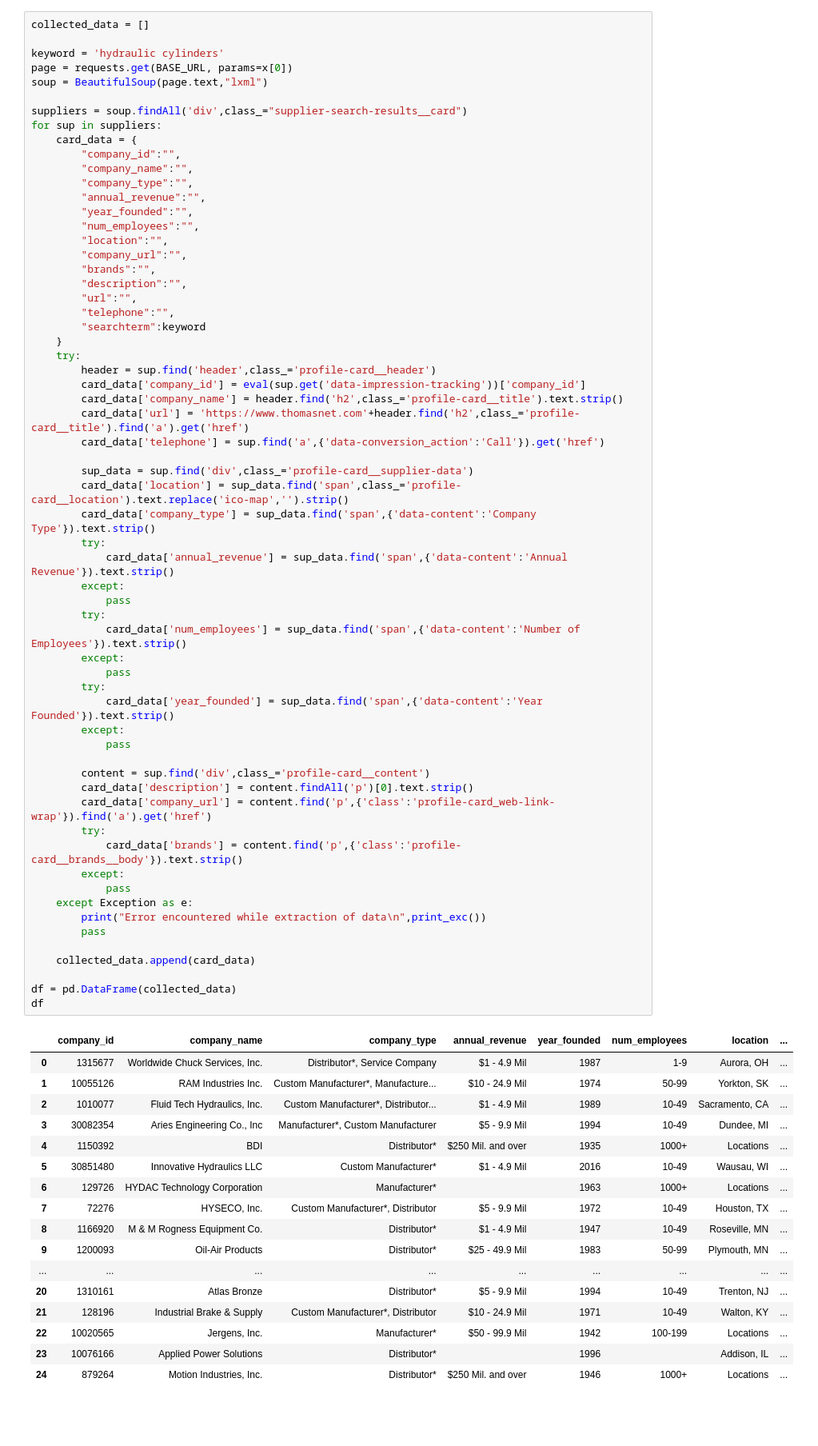
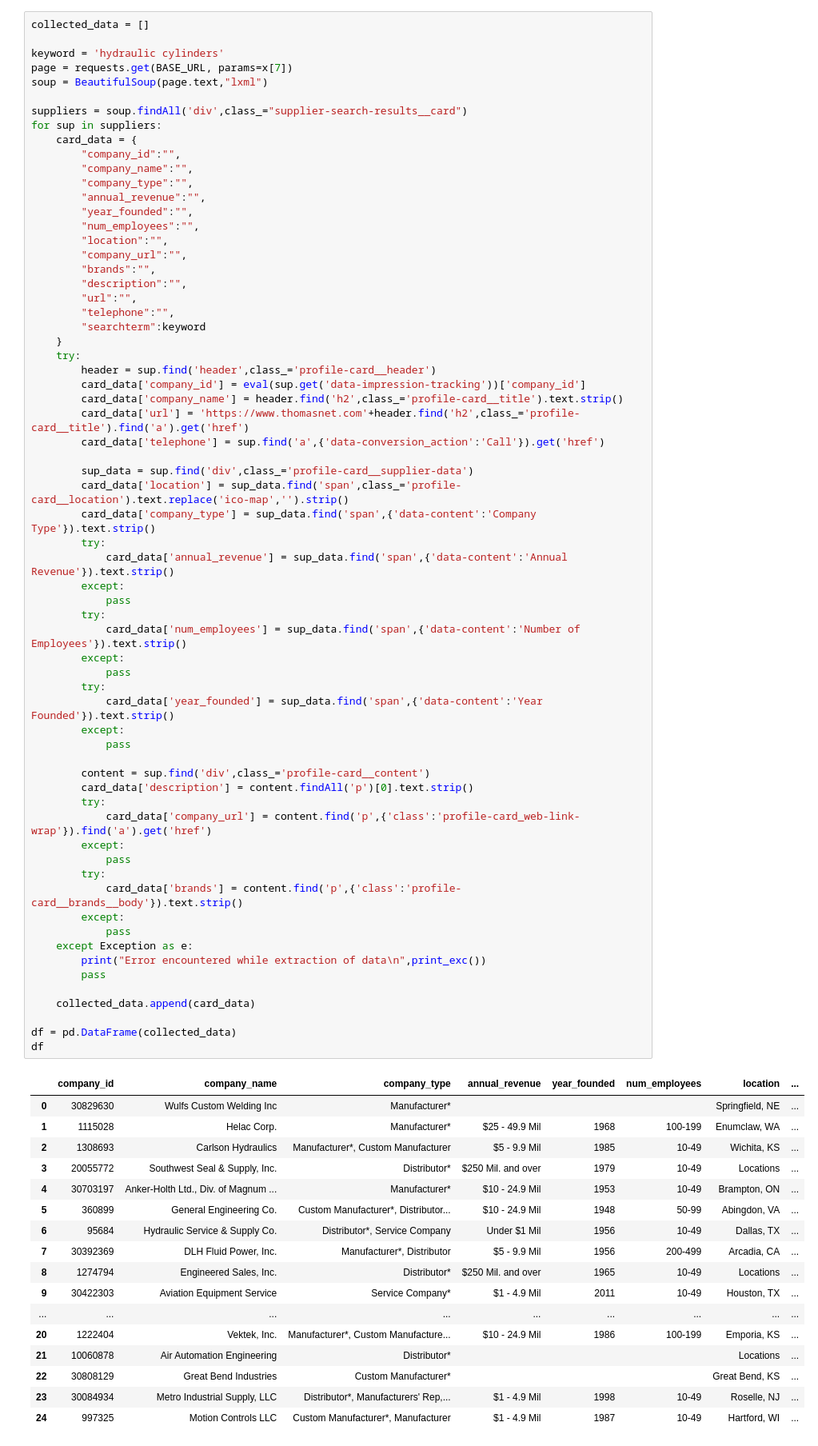
Before and after one commit to KayvanShah1/thomasnet-scraper, a Jupyter notebook: notebooks/thomas.ipynb, the cells around one changed output. Shown at 80% size. Drawn from its saved outputs; the diff is of its cells as text; blank space fills up the shorter version.

```diff
--- a/notebooks/thomas.ipynb
+++ b/notebooks/thomas.ipynb
@@ -68,7 +68,7 @@ x = generate_payloads('hydraulic cylinders',number_of_pages)
 collected_data = []
 
 keyword = 'hydraulic cylinders'
-page = requests.get(BASE_URL, params=x[0])
+page = requests.get(BASE_URL, params=x[7])
 soup = BeautifulSoup(page.text,"lxml")
 
 suppliers = soup.findAll('div',class_="supplier-search-results__card")
@@ -100,47 +100,50 @@ for sup in suppliers:
         card_data['company_type'] = sup_data.find('span',{'data-content':'Company Type'}).text.strip()
         try:
             card_data['annual_revenue'] = sup_data.find('span',{'data-content':'Annual Revenue'}).text.strip()
         except:
             pass
         try:
             card_data['num_employees'] = sup_data.find('span',{'data-content':'Number of Employees'}).text.strip()
         except:
             pass
         try:
             card_data['year_founded'] = sup_data.find('span',{'data-content':'Year Founded'}).text.strip()
         except:
             pass
 
         content = sup.find('div',class_='profile-card__content')
         card_data['description'] = content.findAll('p')[0].text.strip()
-        card_data['company_url'] = content.find('p',{'class':'profile-card_web-link-wrap'}).find('a').get('href')
+        try:
+            card_data['company_url'] = content.find('p',{'class':'profile-card_web-link-wrap'}).find('a').get('href')
+        except:
+            pass
         try:
             card_data['brands'] = content.find('p',{'class':'profile-card__brands__body'}).text.strip()
         except:
             pass
     except Exception as e:
         print("Error encountered while extraction of data\n",print_exc())
         pass
 
     collected_data.append(card_data)
 
 df = pd.DataFrame(collected_data)
 df
 # %% [output]
 |  | company_id | company_name | company_type | annual_revenue | year_founded | num_employees | location | ... |
-| 0 | 1315677 | Worldwide Chuck Services, Inc. | Distributor*, Service Company | $1 - 4.9 Mil | 1987 | 1-9 | Aurora, OH | ... |
-| 1 | 10055126 | RAM Industries Inc. | Custom Manufacturer*, Manufacture... | $10 - 24.9 Mil | 1974 | 50-99 | Yorkton, SK | ... |
-| 2 | 1010077 | Fluid Tech Hydraulics, Inc. | Custom Manufacturer*, Distributor... | $1 - 4.9 Mil | 1989 | 10-49 | Sacramento, CA | ... |
-| 3 | 30082354 | Aries Engineering Co., Inc | Manufacturer*, Custom Manufacturer | $5 - 9.9 Mil | 1994 | 10-49 | Dundee, MI | ... |
-| 4 | 1150392 | BDI | Distributor* | $250 Mil. and over | 1935 | 1000+ | Locations | ... |
-| 5 | 30851480 | Innovative Hydraulics LLC | Custom Manufacturer* | $1 - 4.9 Mil | 2016 | 10-49 | Wausau, WI | ... |
-| 6 | 129726 | HYDAC Technology Corporation | Manufacturer* |  | 1963 | 1000+ | Locations | ... |
-| 7 | 72276 | HYSECO, Inc. | Custom Manufacturer*, Distributor | $5 - 9.9 Mil | 1972 | 10-49 | Houston, TX | ... |
-| 8 | 1166920 | M & M Rogness Equipment Co. | Distributor* | $1 - 4.9 Mil | 1947 | 10-49 | Roseville, MN | ... |
-| 9 | 1200093 | Oil-Air Products | Distributor* | $25 - 49.9 Mil | 1983 | 50-99 | Plymouth, MN | ... |
+| 0 | 30829630 | Wulfs Custom Welding Inc | Manufacturer* |  |  |  | Springfield, NE | ... |
+| 1 | 1115028 | Helac Corp. | Manufacturer* | $25 - 49.9 Mil | 1968 | 100-199 | Enumclaw, WA | ... |
+| 2 | 1308693 | Carlson Hydraulics | Manufacturer*, Custom Manufacturer | $5 - 9.9 Mil | 1985 | 10-49 | Wichita, KS | ... |
+| 3 | 20055772 | Southwest Seal & Supply, Inc. | Distributor* | $250 Mil. and over | 1979 | 10-49 | Locations | ... |
+| 4 | 30703197 | Anker-Holth Ltd., Div. of Magnum ... | Manufacturer* | $10 - 24.9 Mil | 1953 | 10-49 | Brampton, ON | ... |
+| 5 | 360899 | General Engineering Co. | Custom Manufacturer*, Distributor... | $10 - 24.9 Mil | 1948 | 50-99 | Abingdon, VA | ... |
+| 6 | 95684 | Hydraulic Service & Supply Co. | Distributor*, Service Company | Under $1 Mil | 1956 | 10-49 | Dallas, TX | ... |
+| 7 | 30392369 | DLH Fluid Power, Inc. | Manufacturer*, Distributor | $5 - 9.9 Mil | 1956 | 200-499 | Arcadia, CA | ... |
+| 8 | 1274794 | Engineered Sales, Inc. | Distributor* | $250 Mil. and over | 1965 | 10-49 | Locations | ... |
+| 9 | 30422303 | Aviation Equipment Service | Service Company* | $1 - 4.9 Mil | 2011 | 10-49 | Houston, TX | ... |
 | ... | ... | ... | ... | ... | ... | ... | ... | ... |
-| 20 | 1310161 | Atlas Bronze | Distributor* | $5 - 9.9 Mil | 1994 | 10-49 | Trenton, NJ | ... |
-| 21 | 128196 | Industrial Brake & Supply | Custom Manufacturer*, Distributor | $10 - 24.9 Mil | 1971 | 10-49 | Walton, KY | ... |
-| 22 | 10020565 | Jergens, Inc. | Manufacturer* | $50 - 99.9 Mil | 1942 | 100-199 | Locations | ... |
-| 23 | 10076166 | Applied Power Solutions | Distributor* |  | 1996 |  | Addison, IL | ... |
-| 24 | 879264 | Motion Industries, Inc. | Distributor* | $250 Mil. and over | 1946 | 1000+ | Locations | ... |
+| 20 | 1222404 | Vektek, Inc. | Manufacturer*, Custom Manufacture... | $10 - 24.9 Mil | 1986 | 100-199 | Emporia, KS | ... |
+| 21 | 10060878 | Air Automation Engineering | Distributor* |  |  |  | Locations | ... |
+| 22 | 30808129 | Great Bend Industries | Custom Manufacturer* |  |  |  | Great Bend, KS | ... |
+| 23 | 30084934 | Metro Industrial Supply, LLC | Distributor*, Manufacturers' Rep,... | $1 - 4.9 Mil | 1998 | 10-49 | Roselle, NJ | ... |
+| 24 | 997325 | Motion Controls LLC | Custom Manufacturer*, Manufacturer | $1 - 4.9 Mil | 1987 | 10-49 | Hartford, WI | ... |
```
Also changed, not shown: parts of 2 cells of this notebook, 1 other file.
